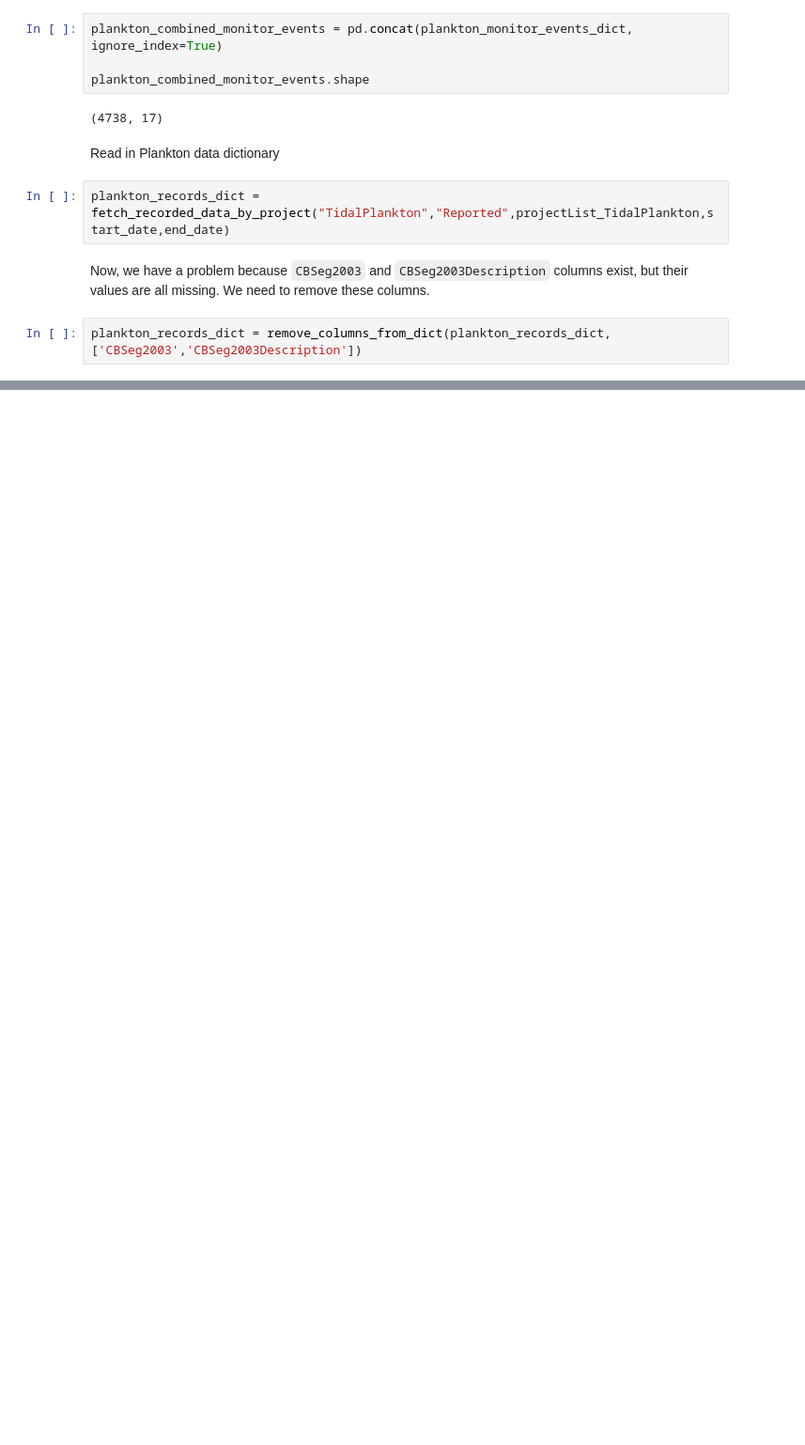
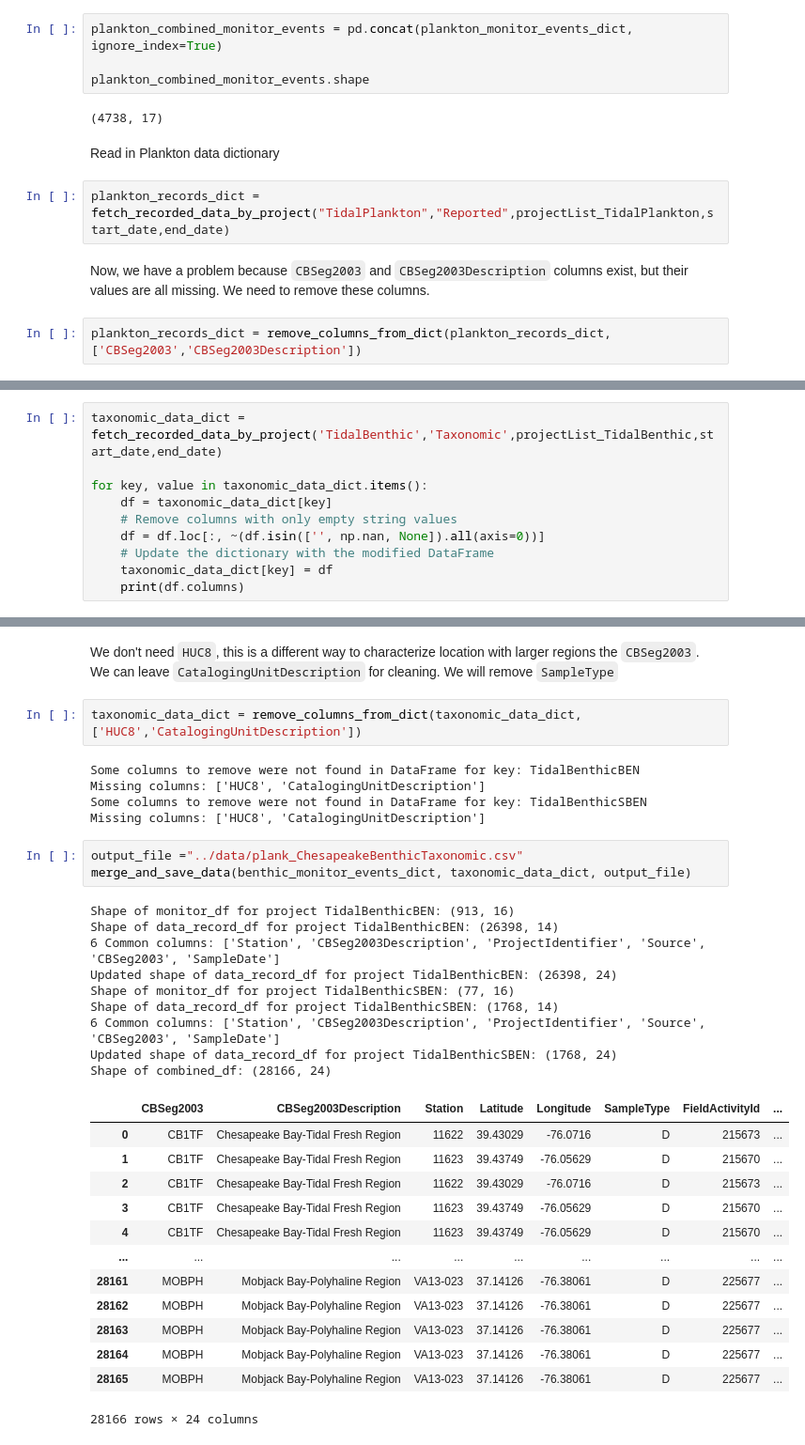
Before and after one commit to new-atlantis-labs/na-erdos-fellows-monorepo, a Jupyter notebook: notebooks/plank_ChesapeakeBayProjectFollowingUserGuide.ipynb, the cells around one changed output, grey strips where cells are left out. Shown at 94% size. Saved outputs shown, nothing was run; the diff lists cells and outputs as text; blank space fills up the shorter version.

```diff
--- a/notebooks/plank_ChesapeakeBayProjectFollowingUserGuide.ipynb
+++ b/notebooks/plank_ChesapeakeBayProjectFollowingUserGuide.ipynb
@@ -326,0 +506,10 @@ Shape of combined_df: (93467, 30)
+# %%
+taxonomic_data_dict = fetch_recorded_data_by_project('TidalBenthic','Taxonomic',projectList_TidalBenthic,start_date,end_date)
+
+for key, value in taxonomic_data_dict.items():
+    df = taxonomic_data_dict[key]
+    # Remove columns with only empty string values
+    df = df.loc[:, ~(df.isin(['', np.nan, None]).all(axis=0))]
+    # Update the dictionary with the modified DataFrame
+    taxonomic_data_dict[key] = df
+    print(df.columns)
@@ -326,0 +525,35 @@ Shape of combined_df: (93467, 30)
+# %% [markdown]
+We don't need `HUC8`, this is a different way to characterize location with larger regions the `CBSeg2003`. We can leave `CatalogingUnitDescription` for cleaning. We will remove `SampleType`
+# %%
+taxonomic_data_dict = remove_columns_from_dict(taxonomic_data_dict,['HUC8','CatalogingUnitDescription'])
+# %% [output]
+Some columns to remove were not found in DataFrame for key: TidalBenthicBEN
+Missing columns: ['HUC8', 'CatalogingUnitDescription']
+Some columns to remove were not found in DataFrame for key: TidalBenthicSBEN
+Missing columns: ['HUC8', 'CatalogingUnitDescription']
+# %%
+output_file ="../data/plank_ChesapeakeBenthicTaxonomic.csv"
+merge_and_save_data(benthic_monitor_events_dict, taxonomic_data_dict, output_file)
+# %% [output]
+Shape of monitor_df for project TidalBenthicBEN: (913, 16)
+Shape of data_record_df for project TidalBenthicBEN: (26398, 14)
+6 Common columns: ['Station', 'CBSeg2003Description', 'ProjectIdentifier', 'Source', 'CBSeg2003', 'SampleDate']
+Updated shape of data_record_df for project TidalBenthicBEN: (26398, 24)
+Shape of monitor_df for project TidalBenthicSBEN: (77, 16)
+Shape of data_record_df for project TidalBenthicSBEN: (1768, 14)
+6 Common columns: ['Station', 'CBSeg2003Description', 'ProjectIdentifier', 'Source', 'CBSeg2003', 'SampleDate']
+Updated shape of data_record_df for project TidalBenthicSBEN: (1768, 24)
+Shape of combined_df: (28166, 24)
+|  | CBSeg2003 | CBSeg2003Description | Station | Latitude | Longitude | SampleType | FieldActivityId | ... |
+| 0 | CB1TF | Chesapeake Bay-Tidal Fresh Region | 11622 | 39.43029 | -76.0716 | D | 215673 | ... |
+| 1 | CB1TF | Chesapeake Bay-Tidal Fresh Region | 11623 | 39.43749 | -76.05629 | D | 215670 | ... |
+| 2 | CB1TF | Chesapeake Bay-Tidal Fresh Region | 11622 | 39.43029 | -76.0716 | D | 215673 | ... |
+| 3 | CB1TF | Chesapeake Bay-Tidal Fresh Region | 11623 | 39.43749 | -76.05629 | D | 215670 | ... |
+| 4 | CB1TF | Chesapeake Bay-Tidal Fresh Region | 11623 | 39.43749 | -76.05629 | D | 215670 | ... |
+| ... | ... | ... | ... | ... | ... | ... | ... | ... |
+| 28161 | MOBPH | Mobjack Bay-Polyhaline Region | VA13-023 | 37.14126 | -76.38061 | D | 225677 | ... |
+| 28162 | MOBPH | Mobjack Bay-Polyhaline Region | VA13-023 | 37.14126 | -76.38061 | D | 225677 | ... |
+| 28163 | MOBPH | Mobjack Bay-Polyhaline Region | VA13-023 | 37.14126 | -76.38061 | D | 225677 | ... |
+| 28164 | MOBPH | Mobjack Bay-Polyhaline Region | VA13-023 | 37.14126 | -76.38061 | D | 225677 | ... |
+| 28165 | MOBPH | Mobjack Bay-Polyhaline Region | VA13-023 | 37.14126 | -76.38061 | D | 225677 | ... |
+28166 rows × 24 columns
```
Also changed, not shown: parts of 32 cells of this notebook, 5 other files.
